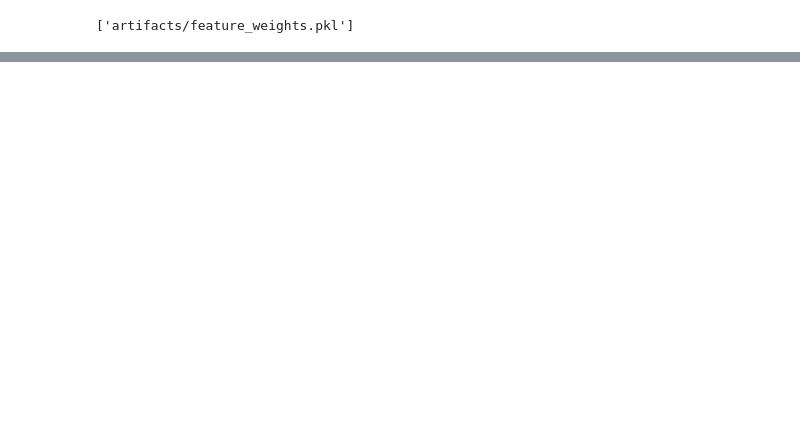
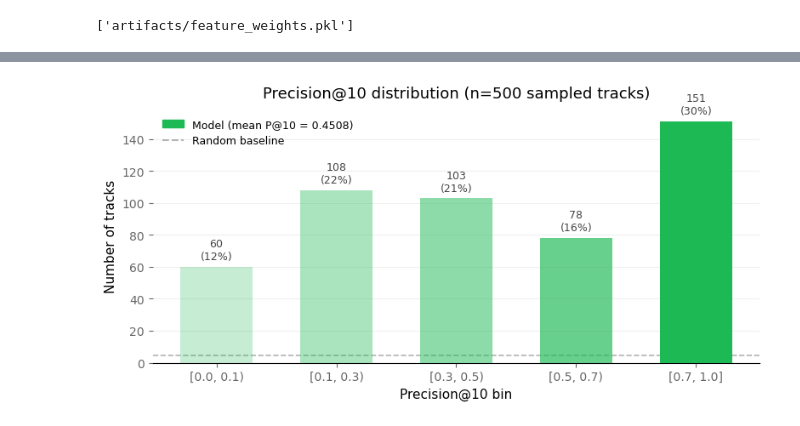
Before and after one commit to RobbenWijanathan/spotify-recommendation-system, a Jupyter notebook: notebook/model.ipynb, the cells around one changed output, grey strips where cells are left out. Drawn from its saved outputs; the diff is of its cells as text; code cells hidden in the pictures; blank space fills up the shorter version.

```diff
--- a/notebook/model.ipynb
+++ b/notebook/model.ipynb
@@ -510,5 +330,5 @@ X_combined = np.hstack([
 # %%
-X_norm = normalize(X_combined, norm="l2")
+X_norm = normalize(X_pca, norm="l2")
 
 print(f"X_norm shape: {X_norm.shape}")
 # %% [output]
@@ -544,7 +366,6 @@ Index fitted on: 89584 tracks, 123 dimensions
 # %%
 name_to_index = {
-    f"{metadata.loc[idx, 'artists']} - {name}": idx
-    for idx, name in enumerate(metadata["track_name"])
+    name: idx for idx, name in enumerate(metadata["track_name"])
 }
 
 print(f"Tracks in lookup: {len(name_to_index)}")
@@ -608,20 +424,17 @@ I Hate Myself And Want To Die - 2013 Mix                Nirvana grunge      0.94
 # %% [markdown]
 Validation
 # %%
-def precision_at_k(query_key, k=10):
+def precision_at_k(track_name, k=10):
     query_genre = metadata.loc[
-        name_to_index[query_key], "track_genre"
+        name_to_index[track_name], "track_genre"
     ]
-    recs = recommend_song(query_key, n_recommendations=k)
+    recs = recommend_song(track_name, n_recommendations=k)
     matches = (recs["genre"] == query_genre).sum()
     return matches / k
 # %%
 np.random.seed(42)
 sample_indices = np.random.choice(len(metadata), size=500, replace=False)
-sample_tracks = [
-    f"{metadata.loc[idx, 'artists']} - {metadata.loc[idx, 'track_name']}"
-    for idx in sample_indices
-]
+sample_tracks = metadata.loc[sample_indices, "track_name"].tolist()
 
 precisions = []
 for track in sample_tracks:
@@ -812,0 +601,35 @@ Catalog coverage:          0.0984 (9.8%)
+# %%
+# ── 2. Precision@10 distribution ──
+bins    = [0.0, 0.1, 0.3, 0.5, 0.7, 1.01]
+labels  = ['[0.0, 0.1)', '[0.1, 0.3)', '[0.3, 0.5)', '[0.5, 0.7)', '[0.7, 1.0]']
+counts  = [sum(bins[i] <= p < bins[i+1] for p in precisions) for i in range(len(bins)-1)]
+alphas  = [0.25, 0.4, 0.55, 0.75, 1.0]
+colors  = [f"#{int(0x1D + (0x1D)*a):02X}{int(0xB9 + (0xB9)*a):02X}{int(0x54 + (0x54)*a):02X}" for a in alphas]
+# simpler solid green gradient
+bar_colors = ['#1DB95440','#1DB95460','#1DB95480','#1DB954AA',SPOTIFY_GREEN]
+
+fig, ax = plt.subplots(figsize=(8, 4))
+fig.patch.set_facecolor(BG)
+ax.set_facecolor(BG)
+bars = ax.bar(labels, counts, color=bar_colors, edgecolor='none', width=0.6, zorder=3)
+
+for bar, c in zip(bars, counts):
+    ax.text(bar.get_x() + bar.get_width()/2, bar.get_height() + 3,
+            f'{c}\n({c/len(precisions)*100:.0f}%)',
+            ha='center', va='bottom', fontsize=9, color='#444')
+
+ax.axhline(len(precisions) * baseline, color=GRAY, linestyle='--', linewidth=1.2, label=f'Random baseline ({baseline:.4f})')
+ax.set_xlabel('Precision@10 bin', fontsize=11)
+ax.set_ylabel('Number of tracks', fontsize=11)
+ax.set_title('Precision@10 distribution (n=500 sampled tracks)', fontsize=13, pad=10)
+ax.spines[['top','right','left']].set_visible(False)
+ax.yaxis.grid(True, color='#f0f0f0', zorder=0)
+ax.tick_params(axis='both', colors='#666')
+legend_patch = mpatches.Patch(color=SPOTIFY_GREEN, label=f'Model (mean P@10 = {mean_prec:.4f})')
+baseline_line = Line2D([0],[0], color=GRAY, linestyle='--', linewidth=1.5, label='Random baseline')
+ax.legend(handles=[legend_patch, baseline_line], fontsize=9, frameon=False)
+plt.tight_layout()
+plt.savefig('eval_precision_distribution.png', dpi=150, bbox_inches='tight')
+plt.show()
+# %% [output]
+[figure, added]
```
Also changed, not shown: parts of 46 cells of this notebook, 24 other files.
